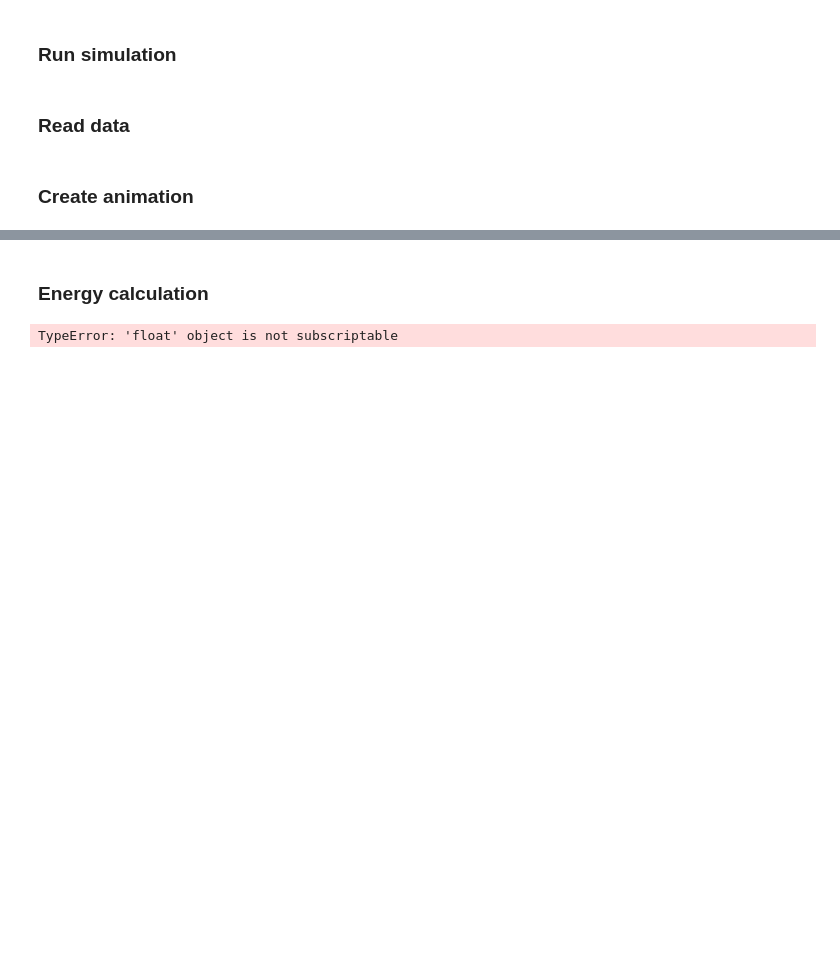
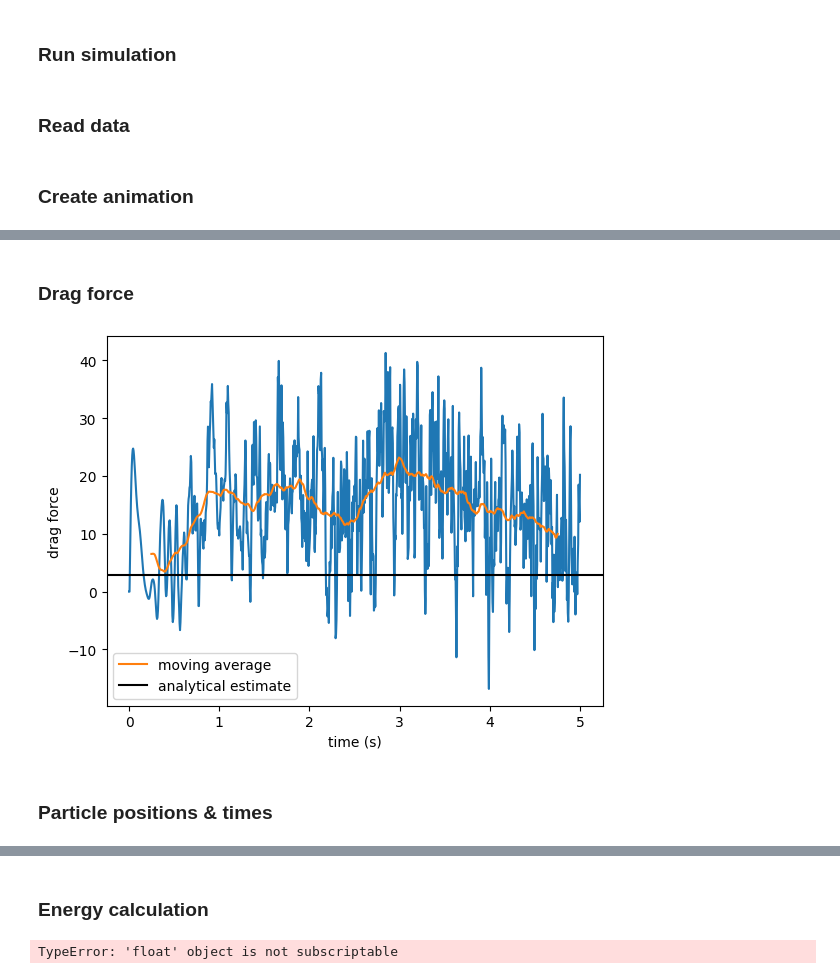
Before and after one commit to slagnews/drag_sph, a Jupyter notebook: cpp_test.ipynb, the cells around one changed output, grey strips where cells are left out. Saved outputs shown, nothing was run; the diff lists cells and outputs as text; code cells hidden in the pictures; blank space fills up the shorter version.

```diff
--- a/cpp_test.ipynb
+++ b/cpp_test.ipynb
@@ -101,3 +100,24 @@ print(no_particles_in_sim)
+# %% [markdown]
+### Drag force
+# %%
+window_size = 100
+moving_avg = np.convolve(drag_forces, np.ones(window_size)/window_size, mode='valid')
+avg_time = np.convolve(time, np.ones(window_size)/window_size, mode='valid')
+
+fig, ax = plt.subplots()
+ax.plot(time, drag_forces)
+ax.plot(avg_time, moving_avg, label="moving average")
+ax.set_xlabel("time (s)")
+ax.set_ylabel("drag force")
+
+analytical_drag = 1/2*rho0*v0**2*1.4*2*central_radius
+ax.axhline(analytical_drag, color="black", label="analytical estimate")
+ax.legend()
+plt.show()
+# %% [output]
+[figure, added]
+# %% [markdown]
+### Particle positions & times
 # %%
 idx = 50
 
```
Also changed, not shown: parts of 9 cells of this notebook, 3 other files.
